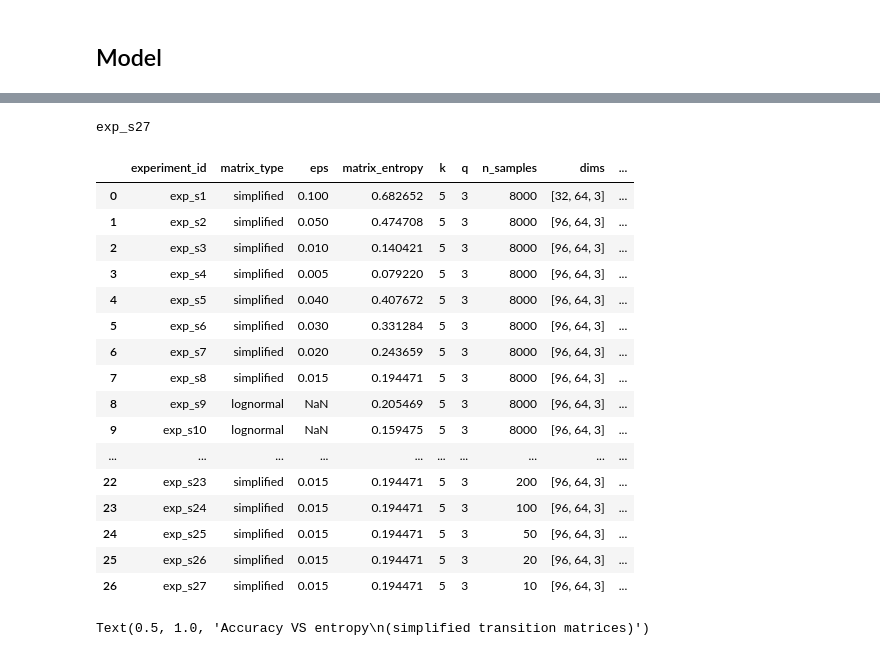
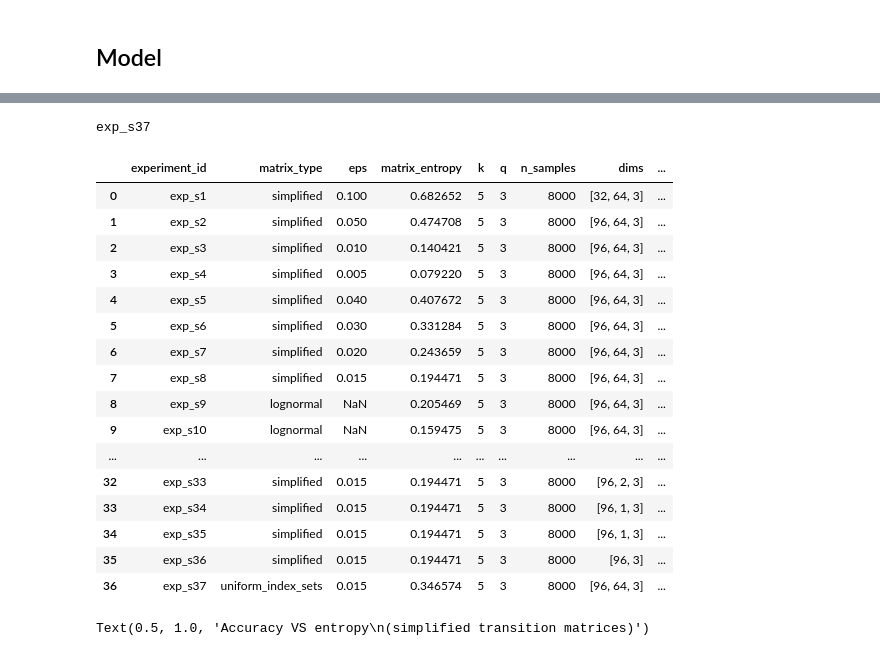
Before and after one commit to emanuele-moscato/tree-language, a Jupyter notebook: notebooks/nn_root_inference.ipynb, the cells around one changed output, grey strips where cells are left out. Saved outputs shown, nothing was run; the diff lists cells and outputs as text; code cells hidden in the pictures.

```diff
--- a/notebooks/nn_root_inference.ipynb
+++ b/notebooks/nn_root_inference.ipynb
@@ -37,10 +37,10 @@ Available device: cuda
 DATA_DIR = '../data/'
 EXPERIMENT_CATALOG_PATH = '../data/experiment_catalog.csv'
 # %%
-n_samples = 10
+n_samples = 8000
 k = 5
 q = 3
-matrix_type = 'simplified'
+matrix_type = 'uniform_index_sets'
 sigma = None
 eps = 0.015
 
@@ -183,6 +176,6 @@ tensor(1.0850, device='cuda:0', grad_fn=<DivBackward1>)
 # %%
 learning_rate = 1e-3
-batch_size = 1
+batch_size = 32
 
 optimizer = torch.optim.Adam(
     params=model.parameters(),
@@ -313,7 +306,7 @@ logger.info(f'Final test accuracy: {training_history["val_accuracy"][-1]} (basel
 save_experiment_info(
     '../data/experiment_catalog.csv',
     **{
-        'experiment_id': 'exp_s27',
+        'experiment_id': 'exp_s37',
         'matrix_type': matrix_type,
         'eps': eps,
         'sigma': sigma,
@@ -322,39 +315,39 @@ save_experiment_info(
         'q': q,
         'n_samples': n_samples,
         'dims': dims,
         'learning_rate': learning_rate,
         'batch_size': batch_size,
         'n_epochs': n_epochs,
         'final_train_loss': training_history['training_loss'][-1],
         'final_val_loss': training_history['val_loss'][-1],
         'final_train_accuracy': training_history['training_accuracy'][-1],
         'final_val_accuracy': training_history['val_accuracy'][-1],
         'baseline_accuracy': baseline_accuracy
     }
 )
 
 experiment_catalog = load_experiment_catalog(EXPERIMENT_CATALOG_PATH)
 
 experiment_catalog
 # %% [output]
-exp_s27
+exp_s37
 |  | experiment_id | matrix_type | eps | matrix_entropy | k | q | n_samples | dims | ... |
 | 0 | exp_s1 | simplified | 0.100 | 0.682652 | 5 | 3 | 8000 | [32, 64, 3] | ... |
 | 1 | exp_s2 | simplified | 0.050 | 0.474708 | 5 | 3 | 8000 | [96, 64, 3] | ... |
 | 2 | exp_s3 | simplified | 0.010 | 0.140421 | 5 | 3 | 8000 | [96, 64, 3] | ... |
 | 3 | exp_s4 | simplified | 0.005 | 0.079220 | 5 | 3 | 8000 | [96, 64, 3] | ... |
 | 4 | exp_s5 | simplified | 0.040 | 0.407672 | 5 | 3 | 8000 | [96, 64, 3] | ... |
 | 5 | exp_s6 | simplified | 0.030 | 0.331284 | 5 | 3 | 8000 | [96, 64, 3] | ... |
 | 6 | exp_s7 | simplified | 0.020 | 0.243659 | 5 | 3 | 8000 | [96, 64, 3] | ... |
 | 7 | exp_s8 | simplified | 0.015 | 0.194471 | 5 | 3 | 8000 | [96, 64, 3] | ... |
 | 8 | exp_s9 | lognormal | NaN | 0.205469 | 5 | 3 | 8000 | [96, 64, 3] | ... |
 | 9 | exp_s10 | lognormal | NaN | 0.159475 | 5 | 3 | 8000 | [96, 64, 3] | ... |
 | ... | ... | ... | ... | ... | ... | ... | ... | ... | ... |
-| 22 | exp_s23 | simplified | 0.015 | 0.194471 | 5 | 3 | 200 | [96, 64, 3] | ... |
-| 23 | exp_s24 | simplified | 0.015 | 0.194471 | 5 | 3 | 100 | [96, 64, 3] | ... |
-| 24 | exp_s25 | simplified | 0.015 | 0.194471 | 5 | 3 | 50 | [96, 64, 3] | ... |
-| 25 | exp_s26 | simplified | 0.015 | 0.194471 | 5 | 3 | 20 | [96, 64, 3] | ... |
-| 26 | exp_s27 | simplified | 0.015 | 0.194471 | 5 | 3 | 10 | [96, 64, 3] | ... |
+| 32 | exp_s33 | simplified | 0.015 | 0.194471 | 5 | 3 | 8000 | [96, 2, 3] | ... |
+| 33 | exp_s34 | simplified | 0.015 | 0.194471 | 5 | 3 | 8000 | [96, 1, 3] | ... |
+| 34 | exp_s35 | simplified | 0.015 | 0.194471 | 5 | 3 | 8000 | [96, 1, 3] | ... |
+| 35 | exp_s36 | simplified | 0.015 | 0.194471 | 5 | 3 | 8000 | [96, 3] | ... |
+| 36 | exp_s37 | uniform_index_sets | 0.015 | 0.346574 | 5 | 3 | 8000 | [96, 64, 3] | ... |
 # %%
 fig = plt.figure(figsize=(14, 6))
 
```
Also changed, not shown: parts of 8 cells of this notebook, 2 other files.
